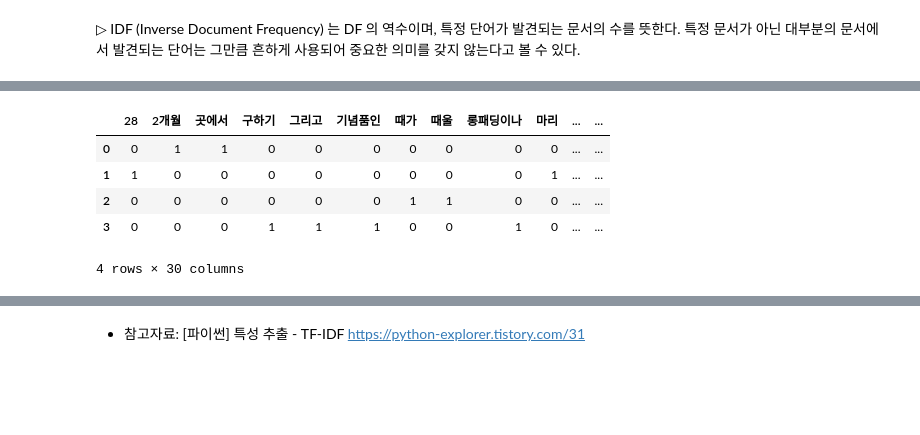
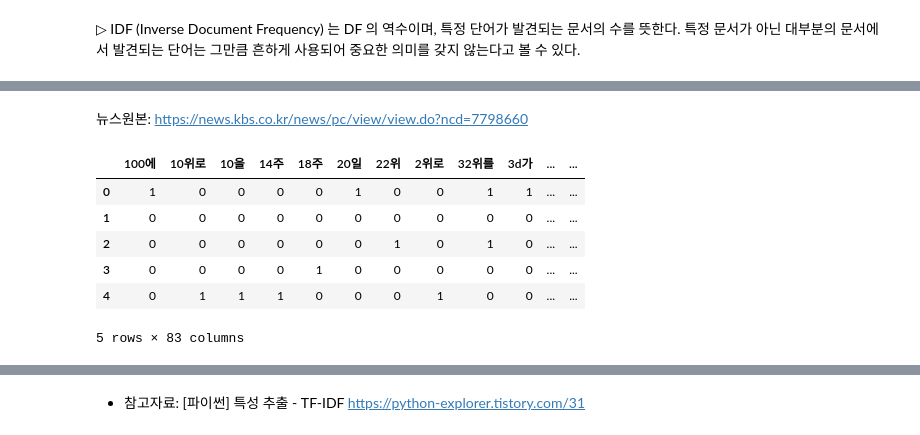
Before and after one commit to dscoool/datastructure, a Jupyter notebook: TF_IDF.ipynb, the cells around one changed output, grey strips where cells are left out. Cells and saved outputs as stored; diff of their text form; code cells hidden in the pictures; blank space fills up the shorter version.

```diff
--- a/TF_IDF.ipynb
+++ b/TF_IDF.ipynb
@@ -45,19 +36,32 @@ corpus = [
+# %%
+# 대체한 corpus
+# 수동으로 입력한 corpus 내용
+corpus = [
+'그룹 방탄소년단(BTS) 정국의 두 번째 솔로 싱글 3D가 세계 양대 차트로 불리는 영국 오피셜 싱글 차트 톱 100에 3주 연속 진입했다.20일(현지시간) 공개된 최신 차트에 따르면 3D는 전주보다 열 계단 하락한 32위를 기록했다.',
+'3D는 닿을 수 없는 상대방에 대한 마음을 1·2·3차원의 시선이란 소재로 재미있게 풀어낸 알앤비(R&B) 팝 장르 노래다.',
+'이 노래는 영국 싱글 차트 5위로 처음 진입해 22위, 32위를 기록하며 인기를 이어가고 있다.',
+'세계를 무대로 활동하는 한국인 DJ 겸 프로듀서 페기 구의 나나나(NANANA)는 42위로 18주 연속 진입해 롱런을 이어갔다.',
+'한편, 정국의 솔로 데뷔곡 세븐(Seven)은 세계 최대 스트리밍 플랫폼 스포티파이가 발표한 위클리 톱 송 글로벌에서 2위로 14주 연속 진입했다. 3D는 10위로 3주 연속 톱 10을 지켰다.'
+]
+# %% [markdown]
+뉴스원본: https://news.kbs.co.kr/news/pc/view/view.do?ncd=7798660
 # %%
 #TF-IDF
 vect = CountVectorizer()                                #CountVectorizer를 이용하여
 document_term_matrix = vect.fit_transform(corpus)
 # %%
 # document_term_matrix를 dataframe으로 변환하기!!
-tf = pd.DataFrame(document_term_matrix.toarray(), columns=vect.get_feature_names())
+tf = pd.DataFrame(document_term_matrix.toarray(), columns=vect.get_feature_names_out())
 # 변환한 내용 출력하기!!
 tf
 # %% [output]
-|  | 28 | 2개월 | 곳에서 | 구하기 | 그리고 | 기념품인 | 때가 | 때울 | 롱패딩이나 | 마리 | ... | ... |
-| 0 | 0 | 1 | 1 | 0 | 0 | 0 | 0 | 0 | 0 | 0 | ... | ... |
-| 1 | 1 | 0 | 0 | 0 | 0 | 0 | 0 | 0 | 0 | 1 | ... | ... |
-| 2 | 0 | 0 | 0 | 0 | 0 | 0 | 1 | 1 | 0 | 0 | ... | ... |
-| 3 | 0 | 0 | 0 | 1 | 1 | 1 | 0 | 0 | 1 | 0 | ... | ... |
+|  | 100에 | 10위로 | 10을 | 14주 | 18주 | 20일 | 22위 | 2위로 | 32위를 | 3d가 | ... | ... |
+| 0 | 1 | 0 | 0 | 0 | 0 | 1 | 0 | 0 | 1 | 1 | ... | ... |
+| 1 | 0 | 0 | 0 | 0 | 0 | 0 | 0 | 0 | 0 | 0 | ... | ... |
+| 2 | 0 | 0 | 0 | 0 | 0 | 0 | 1 | 0 | 1 | 0 | ... | ... |
+| 3 | 0 | 0 | 0 | 0 | 1 | 0 | 0 | 0 | 0 | 0 | ... | ... |
+| 4 | 0 | 1 | 1 | 1 | 0 | 0 | 0 | 1 | 0 | 0 | ... | ... |
-4 rows × 30 columns
+5 rows × 83 columns
 # %%
 D = len(tf)
 df = tf.astype(bool).sum(axis=0)
```
Also changed, not shown: parts of 4 cells of this notebook.
